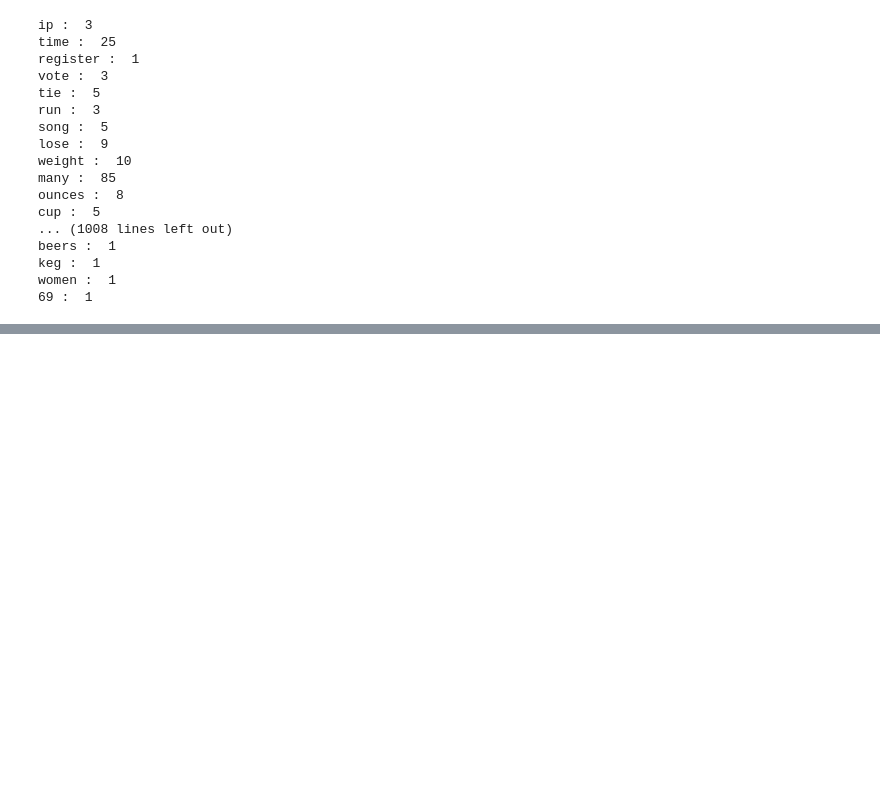
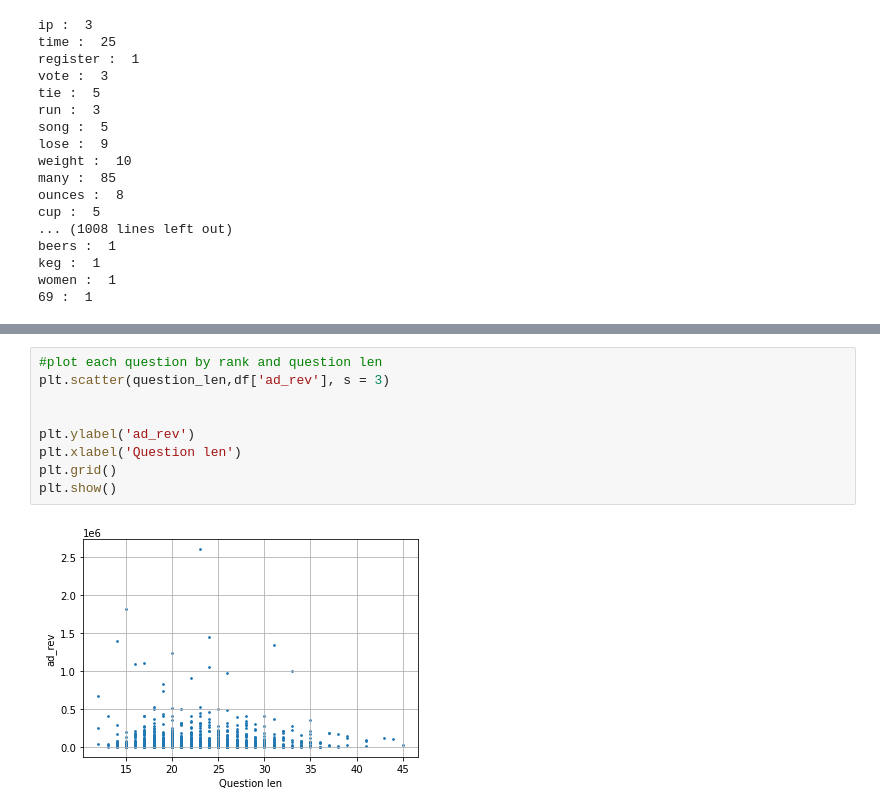
Before and after one commit to MrMcCarthy23/DataScienceProj_1, a Jupyter notebook: Import-Clean-EDA.ipynb, the cells around one changed output, grey strips where cells are left out. Drawn from its saved outputs; the diff is of its cells as text; blank space fills up the shorter version.

```diff
--- a/Import-Clean-EDA.ipynb
+++ b/Import-Clean-EDA.ipynb
@@ -302,0 +393,11 @@ plt.show()
+# %%
+#plot each question by rank and question len
+plt.scatter(question_len,df['ad_rev'], s = 3)
+
+
+plt.ylabel('ad_rev')
+plt.xlabel('Question len')
+plt.grid()
+plt.show()
+# %% [output]
+[figure, added]
```
Also changed, not shown: parts of 18 cells of this notebook.
